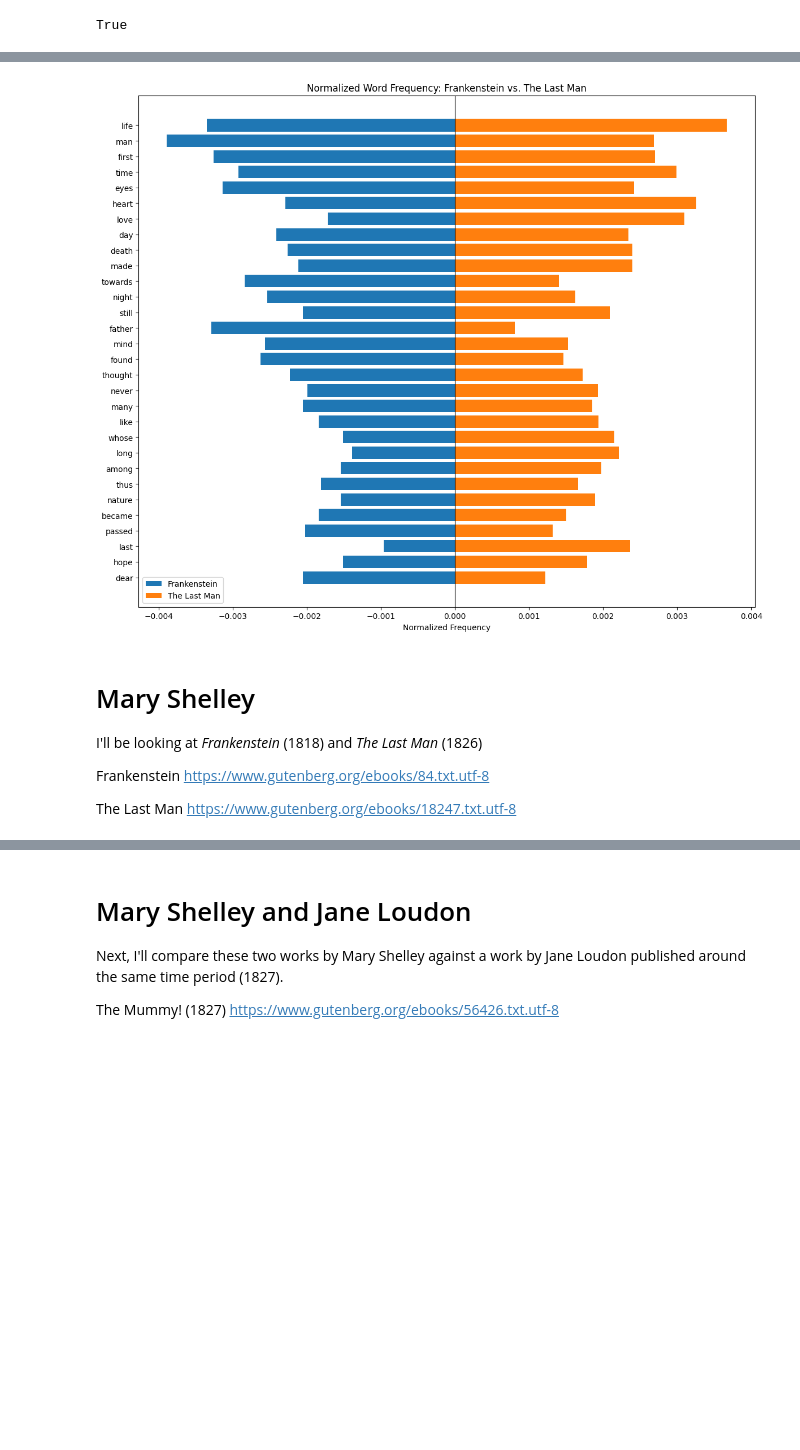
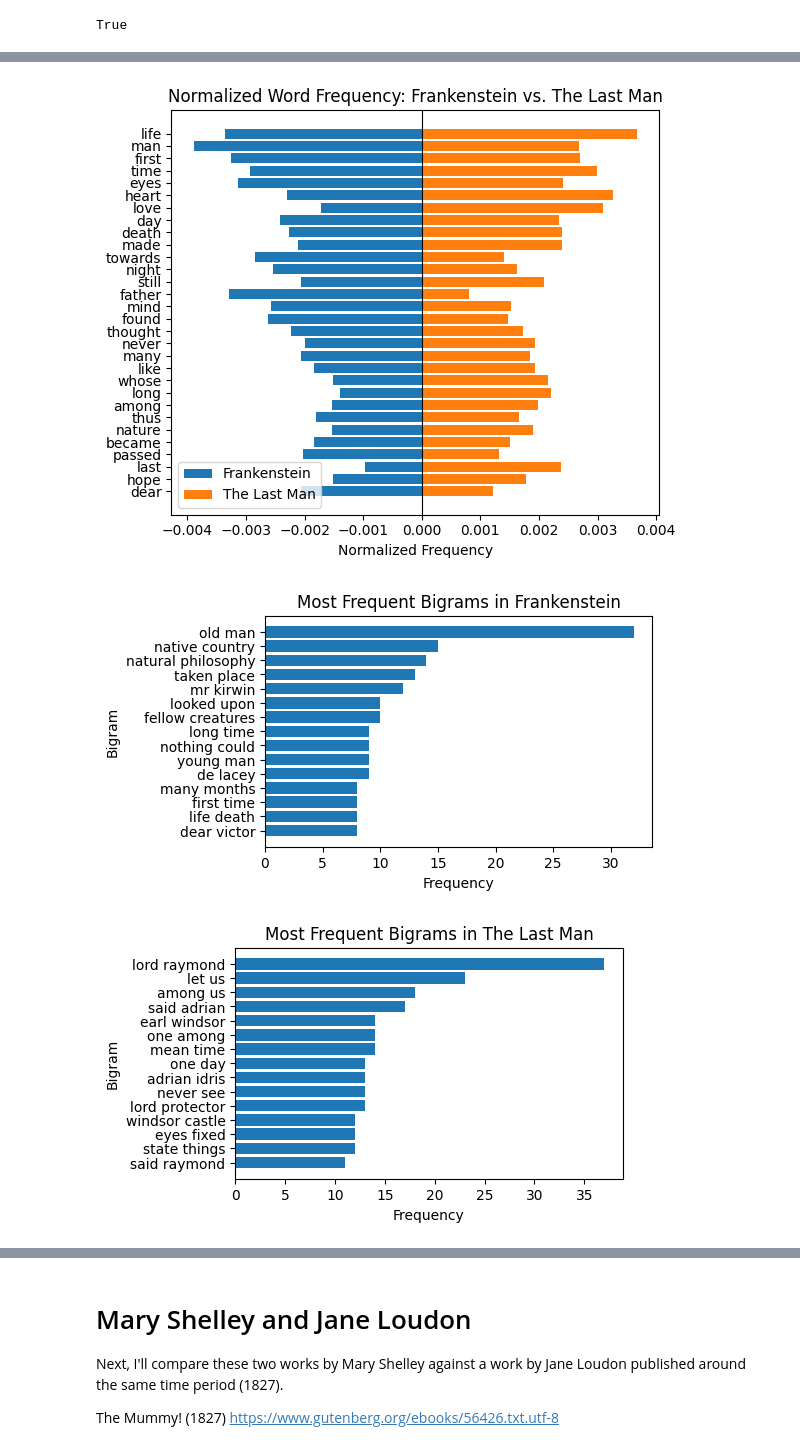
Before and after one commit to breanna-s/MiniProject1, a Jupyter notebook: bslessma.ipynb, the cells around one changed output, grey strips where cells are left out. Saved outputs shown, nothing was run; the diff lists cells and outputs as text; code cells hidden in the pictures; blank space fills up the shorter version.

```diff
--- a/bslessma.ipynb
+++ b/bslessma.ipynb
@@ -297,7 +277,7 @@ lastman_values = lastman_values[::-1]
 
 
 # Normalized
-fig, ax = plt.subplots(figsize=(12, 10))
+fig, ax = plt.subplots(figsize=(6, 5))
 
 y = np.arange(len(top_words))
 
@@ -322,13 +302,39 @@ ax.legend()
 plt.tight_layout()
 plt.show()
 # %% [output]
-[figure, old version]
+[figure, new version]
-# %% [markdown]
-# Mary Shelley
-I'll be looking at *Frankenstein* (1818) and *The Last Man* (1826)
-
-Frankenstein
-https://www.gutenberg.org/ebooks/84.txt.utf-8
-
-The Last Man
-https://www.gutenberg.org/ebooks/18247.txt.utf-8
+# %%
+# Bigrams
+Frankenstein_bi = Counter(ngrams(Frankenstein_wds, 2))
+TheLastMan_bi = Counter(ngrams(TheLastMan_wds, 2))
+
+
+# Bigrams
+bigrams = Frankenstein_bi.most_common(15)
+
+labels = [' '.join(x[0]) for x in bigrams]
+values = [x[1] for x in bigrams]
+
+plt.figure(figsize=(5, 3))
+plt.barh(labels, values)
+plt.xlabel("Frequency")
+plt.ylabel("Bigram")
+plt.title("Most Frequent Bigrams in Frankenstein")
+plt.gca().invert_yaxis()
+plt.show()
+
+bigrams = TheLastMan_bi.most_common(15)
+
+labels = [' '.join(x[0]) for x in bigrams]
+values = [x[1] for x in bigrams]
+
+plt.figure(figsize=(5, 3))
+plt.barh(labels, values)
+plt.xlabel("Frequency")
+plt.ylabel("Bigram")
+plt.title("Most Frequent Bigrams in The Last Man")
+plt.gca().invert_yaxis()
+plt.show()
+# %% [output]
+[figure, added]
+[figure, added]
```
Also changed, not shown: parts of 13 cells of this notebook.
